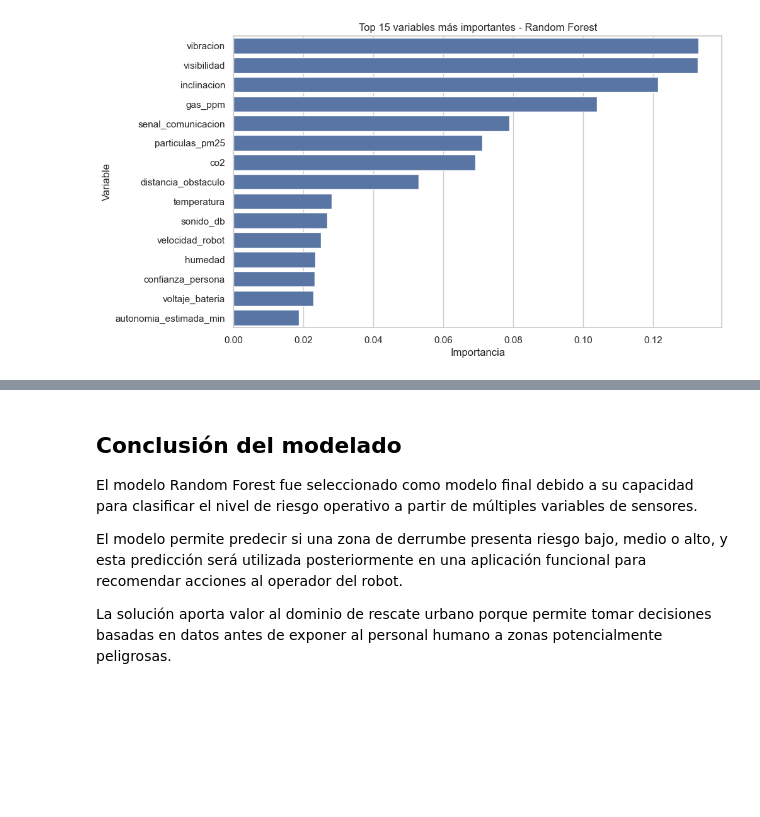
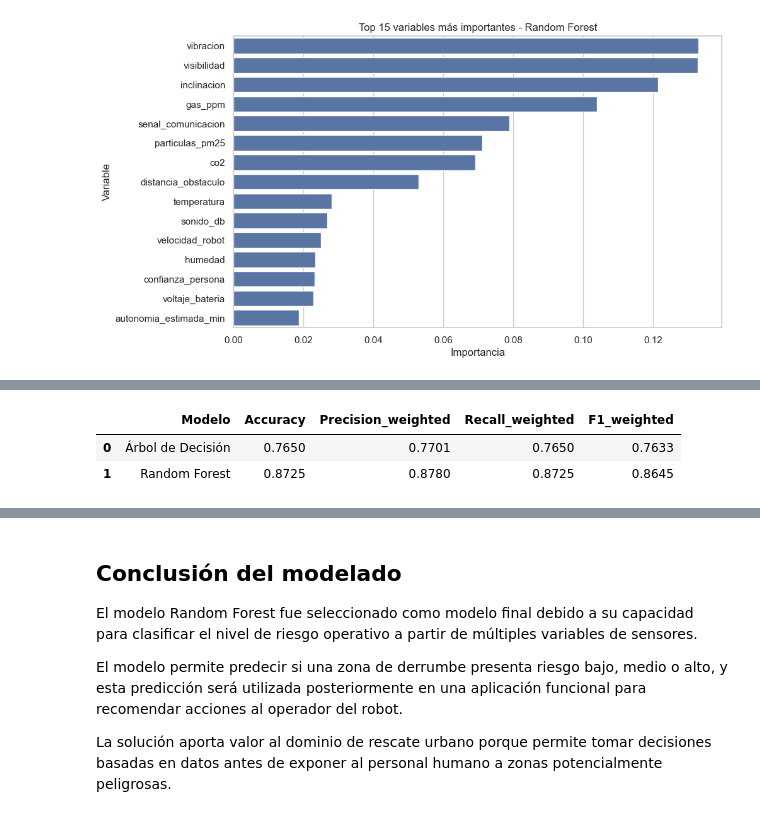
Before and after one commit to Nicom7910/RescueTwin-AI, a Jupyter notebook: notebooks/03_modelado_rescuetwin.ipynb, the cells around one changed output, grey strips where cells are left out. Cells and saved outputs as stored; diff of their text form; code cells hidden in the pictures; blank space fills up the shorter version.

```diff
--- a/notebooks/03_modelado_rescuetwin.ipynb
+++ b/notebooks/03_modelado_rescuetwin.ipynb
@@ -382,0 +394,26 @@ plt.show()
+# %%
+from sklearn.metrics import precision_score, recall_score, f1_score
+
+# Métricas Árbol de Decisión
+precision_arbol = precision_score(y_test, y_pred_arbol, average="weighted", zero_division=0)
+recall_arbol = recall_score(y_test, y_pred_arbol, average="weighted", zero_division=0)
+f1_arbol = f1_score(y_test, y_pred_arbol, average="weighted", zero_division=0)
+
+# Métricas Random Forest
+precision_rf = precision_score(y_test, y_pred_rf, average="weighted", zero_division=0)
+recall_rf = recall_score(y_test, y_pred_rf, average="weighted", zero_division=0)
+f1_rf = f1_score(y_test, y_pred_rf, average="weighted", zero_division=0)
+
+metricas_modelos = pd.DataFrame({
+    "Modelo": ["Árbol de Decisión", "Random Forest"],
+    "Accuracy": [accuracy_arbol, accuracy_rf],
+    "Precision_weighted": [precision_arbol, precision_rf],
+    "Recall_weighted": [recall_arbol, recall_rf],
+    "F1_weighted": [f1_arbol, f1_rf]
+})
+
+metricas_modelos.round(4)
+# %% [output]
+|  | Modelo | Accuracy | Precision_weighted | Recall_weighted | F1_weighted |
+| 0 | Árbol de Decisión | 0.7650 | 0.7701 | 0.7650 | 0.7633 |
+| 1 | Random Forest | 0.8725 | 0.8780 | 0.8725 | 0.8645 |
```
Also changed, not shown: parts of 14 cells of this notebook, 10 other files.
